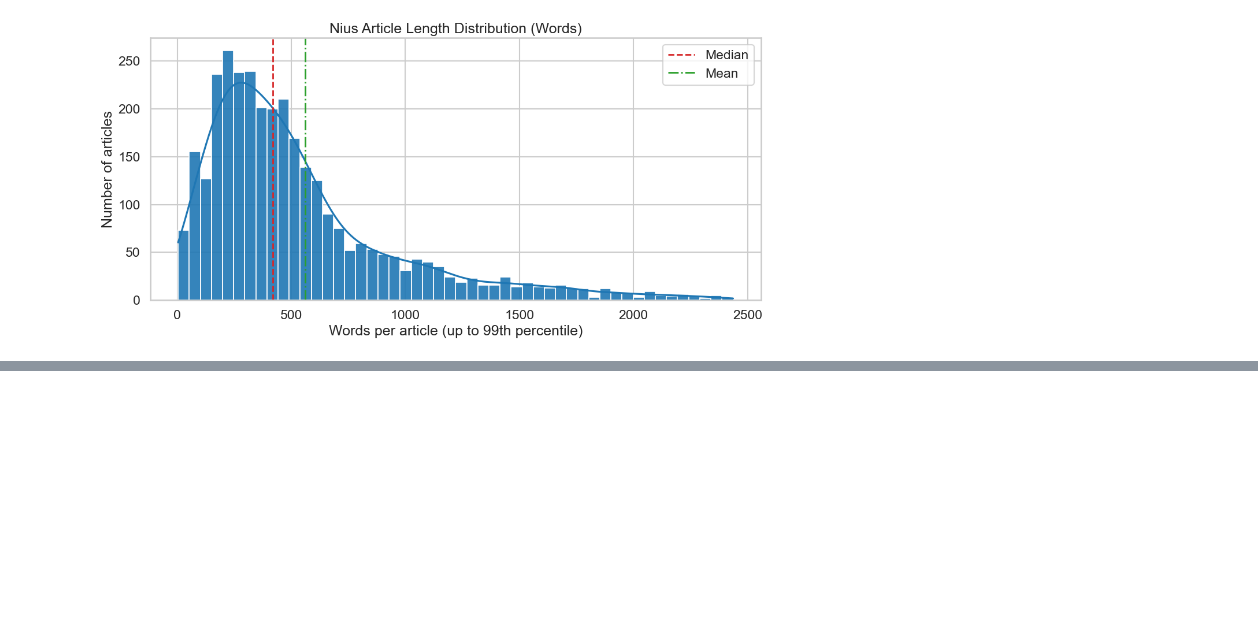
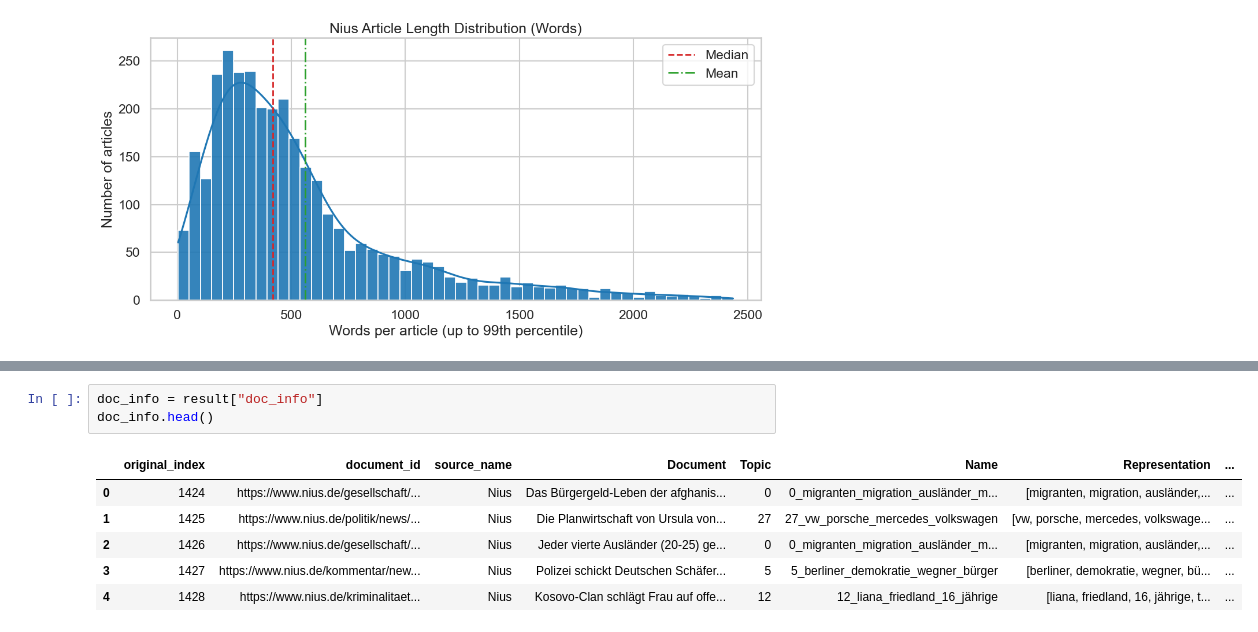
Before and after one commit to mattishaumann/Thesis, a Jupyter notebook: data preprocessing/03_Nius.ipynb, the cells around one changed output, grey strips where cells are left out. Drawn from its saved outputs; the diff is of its cells as text; blank space fills up the shorter version.

```diff
--- a/data preprocessing/03_Nius.ipynb
+++ b/data preprocessing/03_Nius.ipynb
@@ -416,0 +486,10 @@ plt.show()
+# %%
+doc_info = result["doc_info"]
+doc_info.head()
+# %% [output]
+|  | original_index | document_id | source_name | Document | Topic | Name | Representation | ... |
+| 0 | 1424 | https://www.nius.de/gesellschaft/... | Nius | Das Bürgergeld-Leben der afghanis... | 0 | 0_migranten_migration_ausländer_m... | [migranten, migration, ausländer,... | ... |
+| 1 | 1425 | https://www.nius.de/politik/news/... | Nius | Die Planwirtschaft von Ursula von... | 27 | 27_vw_porsche_mercedes_volkswagen | [vw, porsche, mercedes, volkswage... | ... |
+| 2 | 1426 | https://www.nius.de/gesellschaft/... | Nius | Jeder vierte Ausländer (20-25) ge... | 0 | 0_migranten_migration_ausländer_m... | [migranten, migration, ausländer,... | ... |
+| 3 | 1427 | https://www.nius.de/kommentar/new... | Nius | Polizei schickt Deutschen Schäfer... | 5 | 5_berliner_demokratie_wegner_bürger | [berliner, demokratie, wegner, bü... | ... |
+| 4 | 1428 | https://www.nius.de/kriminalitaet... | Nius | Kosovo-Clan schlägt Frau auf offe... | 12 | 12_liana_friedland_16_jährige | [liana, friedland, 16, jährige, t... | ... |
```
Also changed, not shown: parts of 11 cells of this notebook, 5 other files.
